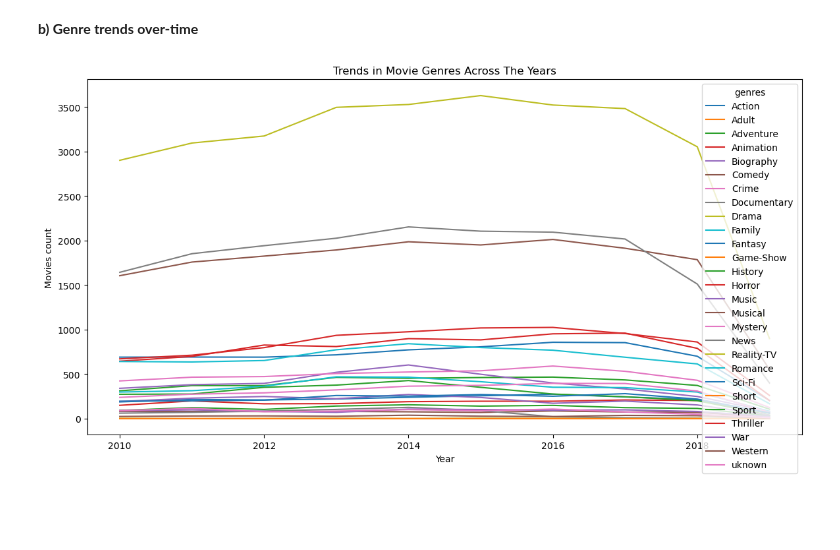
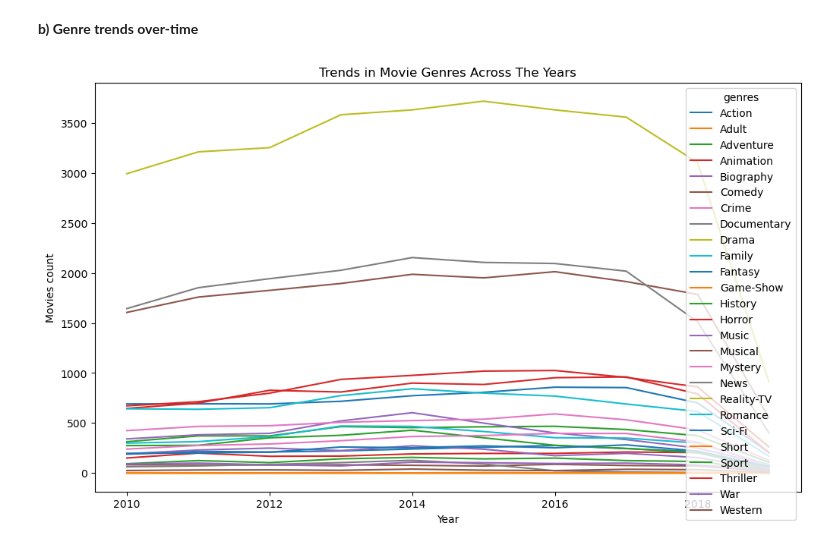
Before and after one commit to Meshack7468/PROJECT-2, a Jupyter notebook: index.ipynb, the cells around one changed output. Cells and saved outputs as stored; diff of their text form; code cells hidden in the pictures; blank space fills up the shorter version.

```diff
--- a/index.ipynb
+++ b/index.ipynb
@@ -153,7 +179,7 @@ movie_details_df["genres"].isna().sum()
 # %% [markdown]
 **we fill NaNs with mode because genres is a nominal categorical variable**
 # %%
-movie_details_df["genres"]=movie_details_df["genres"].fillna("uknown")
+movie_details_df["genres"]=movie_details_df["genres"].fillna("Drama")
 # %%
 movie_details_df["genres"].isna().sum()
 # %% [output]
@@ -348,14 +392,14 @@ The company should study BV(Bueno Vista) a division of Disney studios strategy m
 # %%
 # spliting strings with 2 or more genres in a string to one
 movie_details_df["genres"] = movie_details_df["genres"].apply(lambda x: x.split(",") if isinstance(x,str) else x)
 movie_details_df = movie_details_df.explode("genres")
 
 genre_trends = pd.crosstab(movie_details_df["start_year"],movie_details_df["genres"])
 
-genre_trends.plot(figsize=(14, 7))
+genre_trends.plot(figsize=(12, 7))
 plt.xlabel("Year")
 plt.ylabel("Movies count")
 plt.title("Trends in Movie Genres Across The Years")
 plt.show()
 # %% [output]
-[figure, old version]
+[figure, new version]
```
Also changed, not shown: parts of 39 cells of this notebook.
